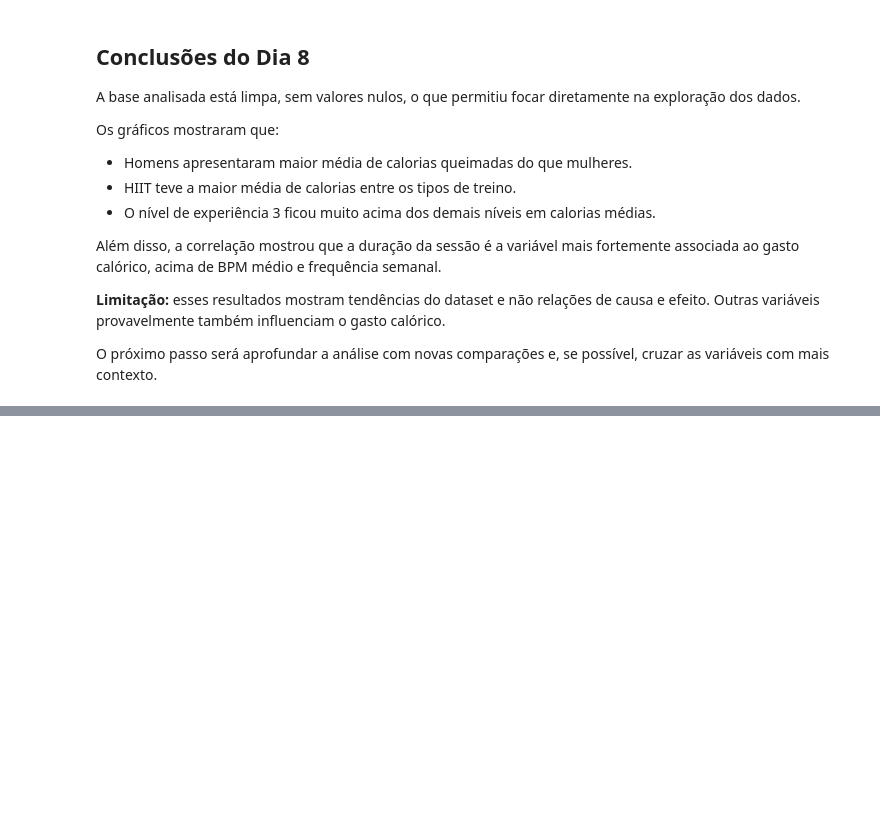
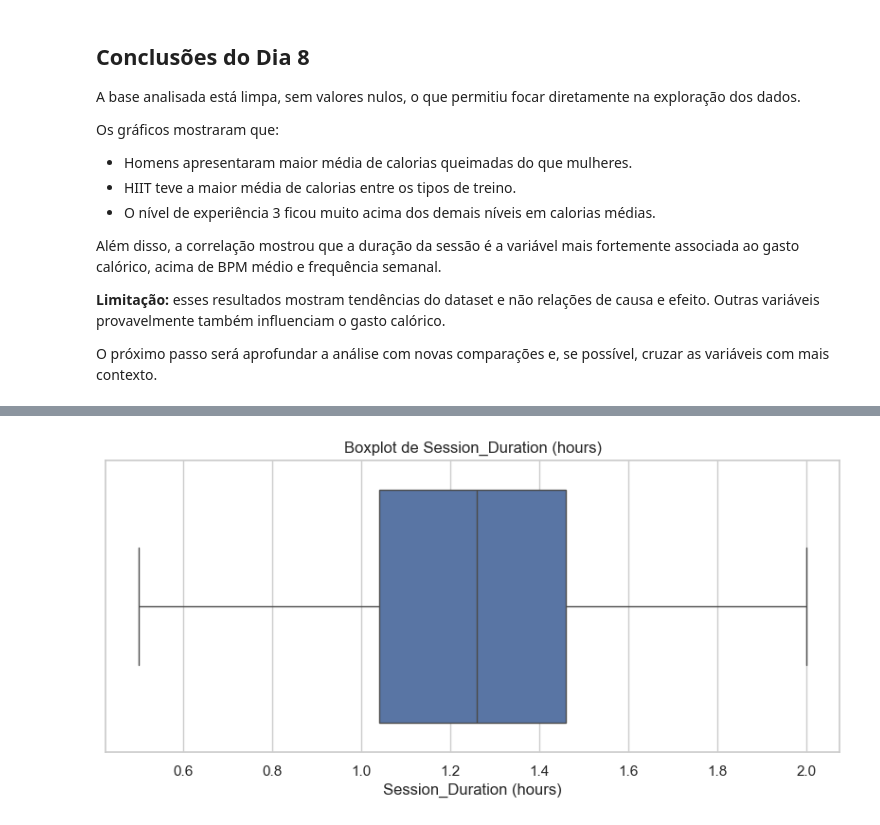
Before and after one commit to matheusramos20/fitbase-analise, a Jupyter notebook: 05_wrangling_gym.ipynb, the cells around one changed output, grey strips where cells are left out. Cells and saved outputs as stored; diff of their text form; code cells hidden in the pictures; blank space fills up the shorter version.

```diff
--- a/05_wrangling_gym.ipynb
+++ b/05_wrangling_gym.ipynb
@@ -216,0 +243,7 @@ O próximo passo será aprofundar a análise com novas comparações e, se poss
+# %%
+plt.figure(figsize=(10, 4))
+sns.boxplot(data=gym, x="Session_Duration (hours)")
+plt.title("Boxplot de Session_Duration (hours)")
+plt.show()
+# %% [output]
+[figure, added]
```
Also changed, not shown: parts of 10 cells of this notebook.
